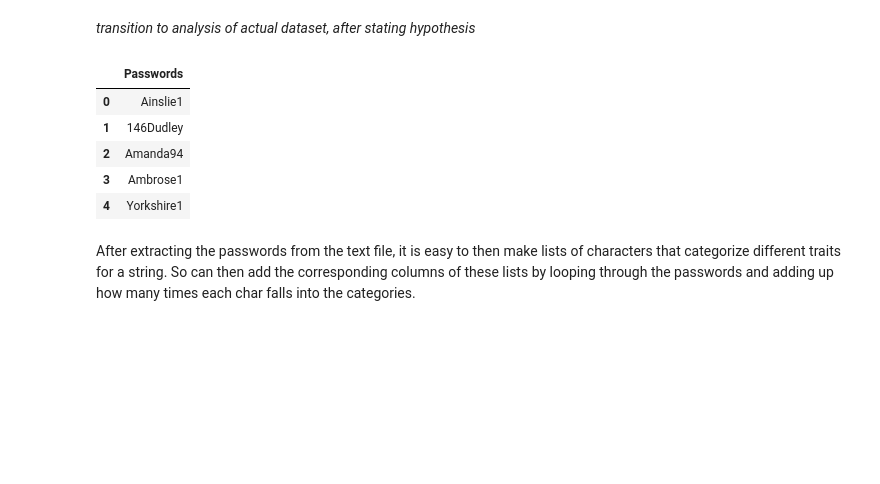
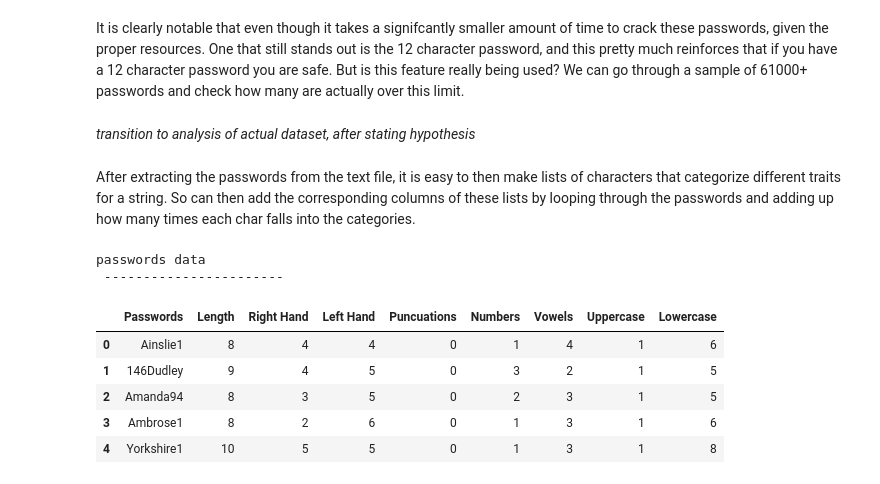
Before and after one commit to yatin-kapur/password-analysis, a Jupyter notebook: password analysis.ipynb, the cells around one changed output. Cells and saved outputs as stored; diff of their text form; code cells hidden in the pictures; blank space fills up the shorter version.

```diff
--- a/password analysis.ipynb
+++ b/password analysis.ipynb
@@ -75,16 +130,10 @@ Look at that, the longer your password is, the longer it will take to crack it u
+# %% [markdown]
+It is clearly notable that even though it takes a signifcantly smaller amount of time to crack these passwords, given the proper resources. One that still stands out is the 12 character password, and this pretty much reinforces that if you have a 12 character password you are safe. But is this feature really being used? We can go through a sample of 61000+ passwords and check how many are actually over this limit.
 # %% [markdown]
 *transition to analysis of actual dataset, after stating hypothesis*
 # %%
-p = pd.read_csv('8-more-passwords.txt', delim_whitespace=True, header=None)
+p = pd.read_csv('8-more-passwords.txt', delim_whitespace=True, header=None) # reading csv with passwords
 p.columns = ['Passwords']
-p.head()
-# %% [output]
-|  | Passwords |
-| 0 | Ainslie1 |
-| 1 | 146Dudley |
-| 2 | Amanda94 |
-| 3 | Ambrose1 |
-| 4 | Yorkshire1 |
 # %%
 # add lists categorizing the different types of chars
 rHand = "6^7&8*9(0)-_=+yYuUiIoOpP[{]}\|hHjJkKlL;:'nNmM,<.>/?" # chars typed by right hand
@@ -99,30 +148,50 @@ After extracting the passwords from the text file, it is easy to then make lists
 keys = np.arange(61682)
 right = dict(zip(keys, [0] * len(keys)))
 left = dict(zip(keys, [0] * len(keys)))
 punctuations = dict(zip(keys, [0] * len(keys)))
 numbers = dict(zip(keys, [0] * len(keys)))
 vowels = dict(zip(keys, [0] * len(keys)))
 length = dict(zip(keys, [0] * len(keys)))
 upper = dict(zip(keys, [0] * len(keys)))
 lower = dict(zip(keys, [0] * len(keys)))
 # list that contains these dicts
 
 sent = 0 # sentinel keeps track of index in dicts
 for i in p.loc[:, "Passwords"]:
     length[sent] = len(i)
     for char in i:
         if char in rHand:
             right[sent] += 1
         if char in lHand:
             left[sent] += 1
         if char in punc_in:
             punctuations[sent] += 1
         if char in nums_in:
             numbers[sent] += 1
         if char in vows_in:
             vowels[sent] += 1
         if char.islower():
             lower[sent] += 1
         if char.isupper():
             upper[sent] += 1
     sent += 1
+
+p["Length"] = pd.Series(length)
+p["Right Hand"] = pd.Series(right)
+p["Left Hand"] = pd.Series(left)
+p["Puncuations"] = pd.Series(punctuations)
+p["Numbers"] = pd.Series(numbers)
+p["Vowels"] = pd.Series(vowels)
+p["Uppercase"] = pd.Series(upper)
+p["Lowercase"] = pd.Series(lower)
+print("passwords data\n","-----------------------")
+display(p.head())
+# %% [output]
+passwords data
+ -----------------------
+|  | Passwords | Length | Right Hand | Left Hand | Puncuations | Numbers | Vowels | Uppercase | Lowercase |
+| 0 | Ainslie1 | 8 | 4 | 4 | 0 | 1 | 4 | 1 | 6 |
+| 1 | 146Dudley | 9 | 4 | 5 | 0 | 3 | 2 | 1 | 5 |
+| 2 | Amanda94 | 8 | 3 | 5 | 0 | 2 | 3 | 1 | 5 |
+| 3 | Ambrose1 | 8 | 2 | 6 | 0 | 1 | 3 | 1 | 6 |
+| 4 | Yorkshire1 | 10 | 5 | 5 | 0 | 1 | 3 | 1 | 8 |
```
Also changed, not shown: parts of 11 cells of this notebook.
